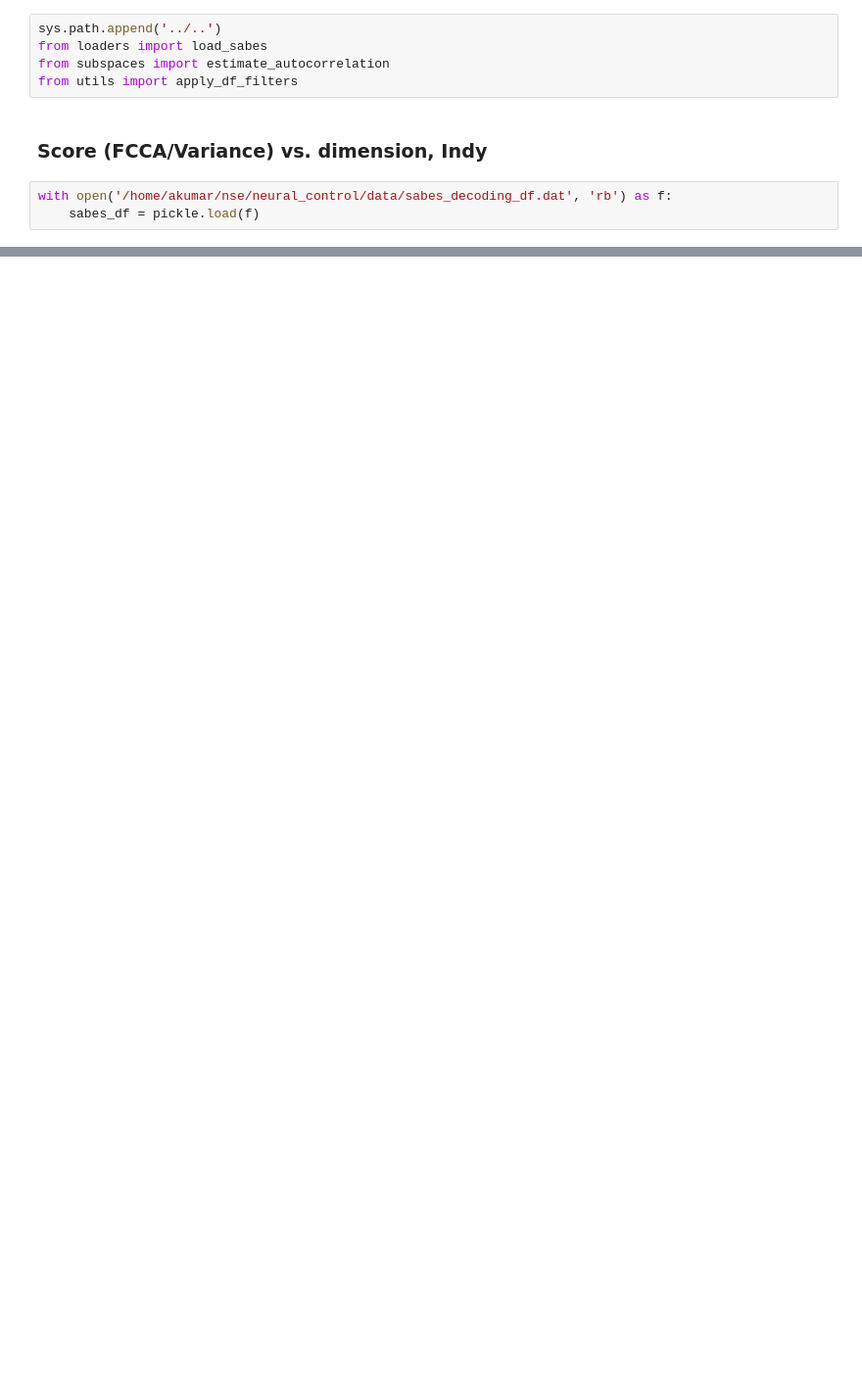
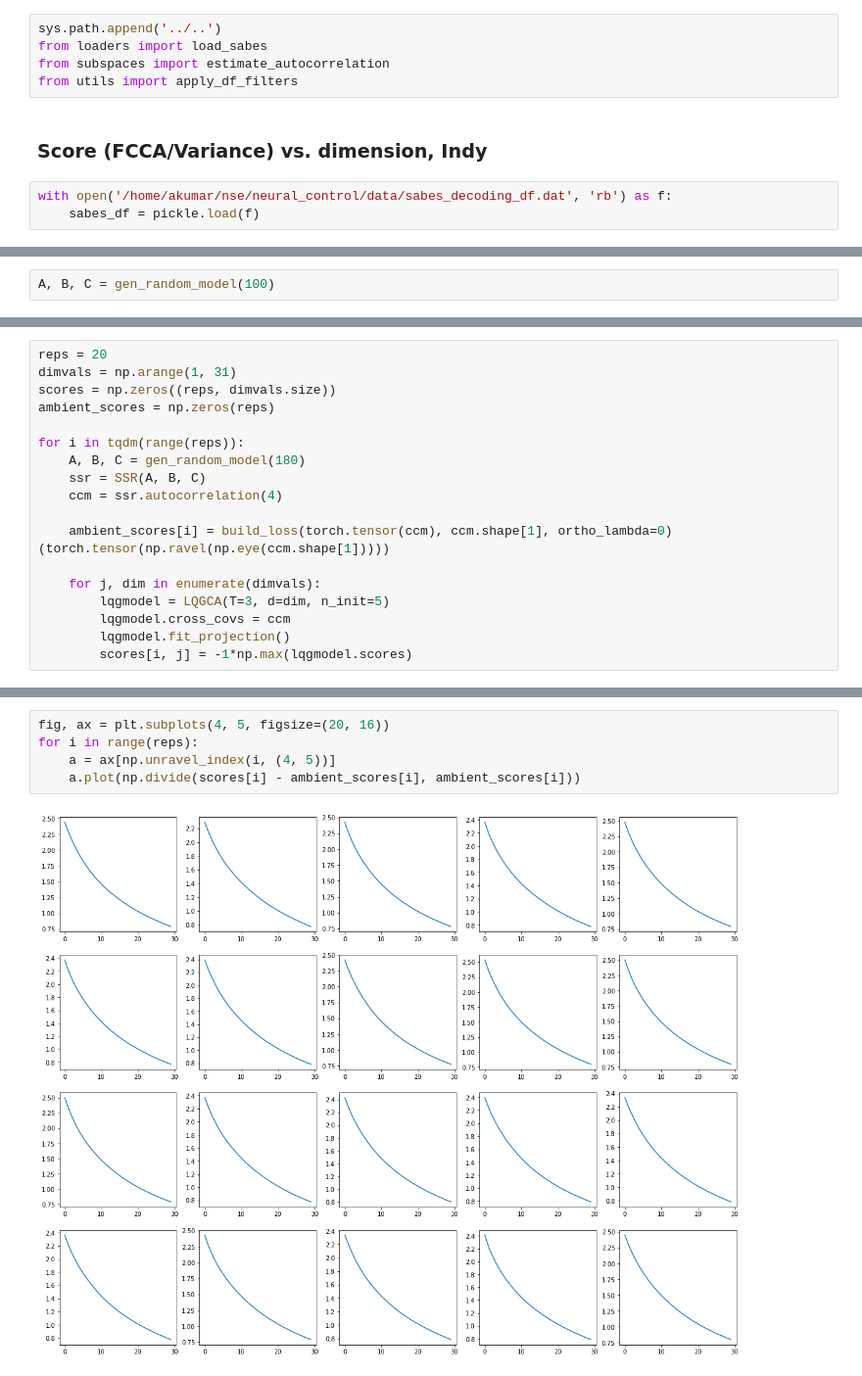
Before and after one commit to BouchardLab/FCCA_analysis, a Jupyter notebook: notebooks/final/Fig3.ipynb, the cells around one changed output, grey strips where cells are left out. Shown at 98% size. Cells and saved outputs as stored; diff of their text form; blank space fills up the shorter version.

```diff
--- a/notebooks/final/Fig3.ipynb
+++ b/notebooks/final/Fig3.ipynb
@@ -90,0 +161,2 @@ for i in range(28):
+# %%
+A, B, C = gen_random_model(100)
@@ -90,0 +165,18 @@ for i in range(28):
+# %%
+reps = 20
+dimvals = np.arange(1, 31)
+scores = np.zeros((reps, dimvals.size))
+ambient_scores = np.zeros(reps)
+
+for i in tqdm(range(reps)):
+    A, B, C = gen_random_model(180)
+    ssr = SSR(A, B, C)
+    ccm = ssr.autocorrelation(4)
+
+    ambient_scores[i] = build_loss(torch.tensor(ccm), ccm.shape[1], ortho_lambda=0)(torch.tensor(np.ravel(np.eye(ccm.shape[1]))))
+
+    for j, dim in enumerate(dimvals):
+        lqgmodel = LQGCA(T=3, d=dim, n_init=5)
+        lqgmodel.cross_covs = ccm
+        lqgmodel.fit_projection()
+        scores[i, j] = -1*np.max(lqgmodel.scores)
@@ -90,0 +213,7 @@ for i in range(28):
+# %%
+fig, ax = plt.subplots(4, 5, figsize=(20, 16))
+for i in range(reps):
+    a = ax[np.unravel_index(i, (4, 5))]
+    a.plot(np.divide(scores[i] - ambient_scores[i], ambient_scores[i]))
+# %% [output]
+[figure, added]
```
Also changed, not shown: parts of 36 cells of this notebook, 10 other files.
